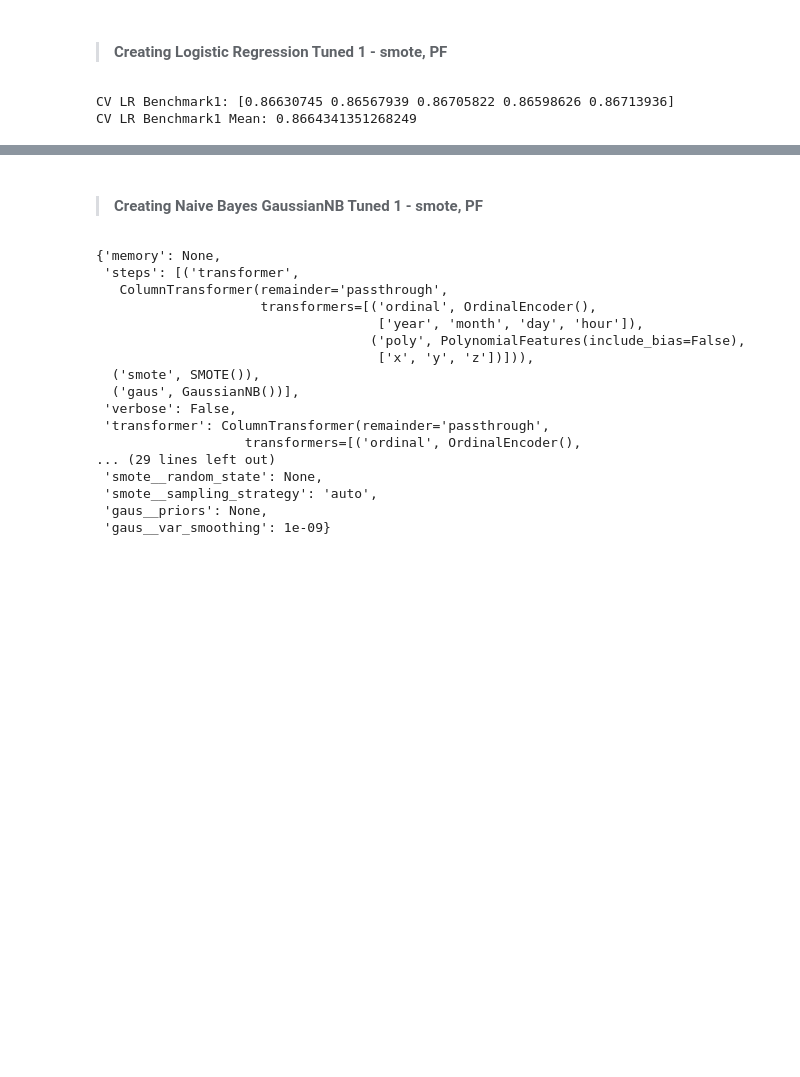
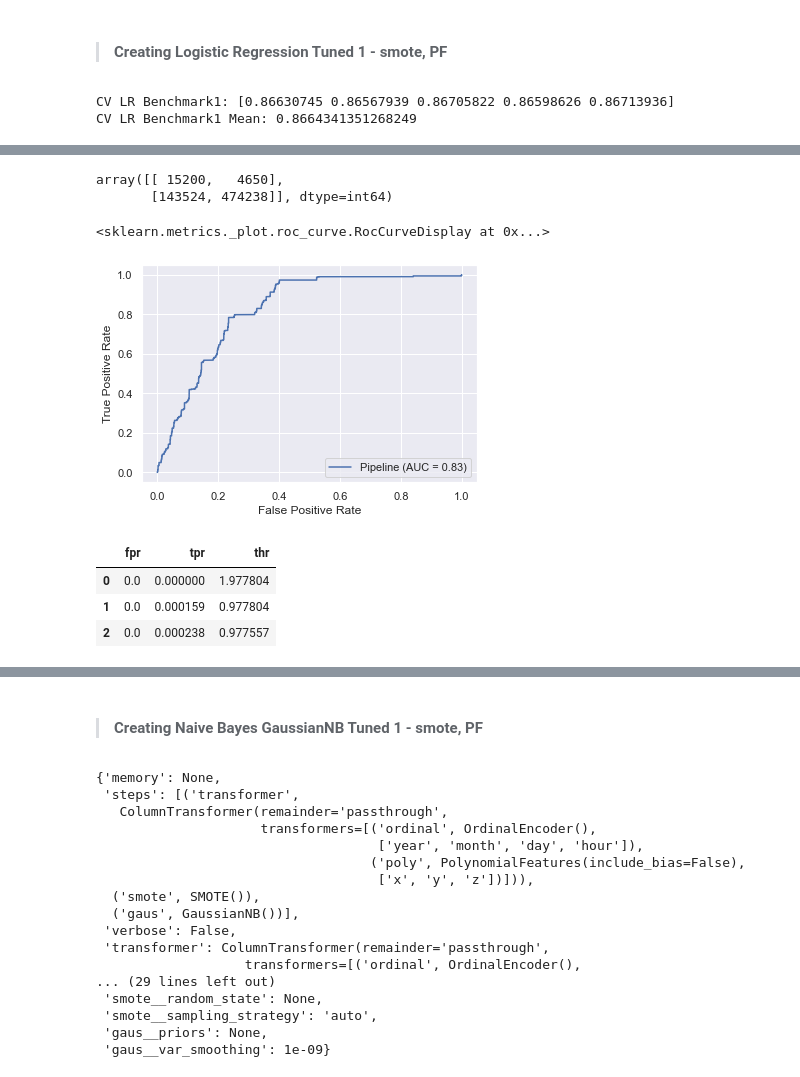
Before and after one commit to bolaubi/DSW_danthon_2021-1, a Jupyter notebook: danthon1.ipynb, the cells around one changed output, grey strips where cells are left out. Saved outputs shown, nothing was run; the diff lists cells and outputs as text; code cells hidden in the pictures; blank space fills up the shorter version.

```diff
--- a/danthon1.ipynb
+++ b/danthon1.ipynb
@@ -971,3 +1020,5 @@ print('CV LR Benchmark1 Mean:', lr_bal_tuned1_cv.mean())
 # %% [output]
 CV LR Benchmark1: [0.86630745 0.86567939 0.86705822 0.86598626 0.86713936]
 CV LR Benchmark1 Mean: 0.8664341351268249
+# %%
+pipe_lr_tuned1.fit(X_train_val, y_train_val)
@@ -973,0 +1051,10 @@ CV LR Benchmark1 Mean: 0.8664341351268249
+# %%
+confusion_matrix(y_test, ypred_lr_bal_tuned1)
+# %% [output]
+array([[ 15200,   4650],
+       [143524, 474238]], dtype=int64)
+# %%
+plot_roc_curve(pipe_lr_tuned1, X_test, y_test)
+# %% [output]
+<sklearn.metrics._plot.roc_curve.RocCurveDisplay at 0x...>
+[figure, added]
@@ -973,0 +1065,7 @@ CV LR Benchmark1 Mean: 0.8664341351268249
+# %%
+roc_lr_tuned1_df.head(3)
+# %% [output]
+|  | fpr | tpr | thr |
+| 0 | 0.0 | 0.000000 | 1.977804 |
+| 1 | 0.0 | 0.000159 | 0.977804 |
+| 2 | 0.0 | 0.000238 | 0.977557 |
```
Also changed, not shown: parts of 17 cells of this notebook.
